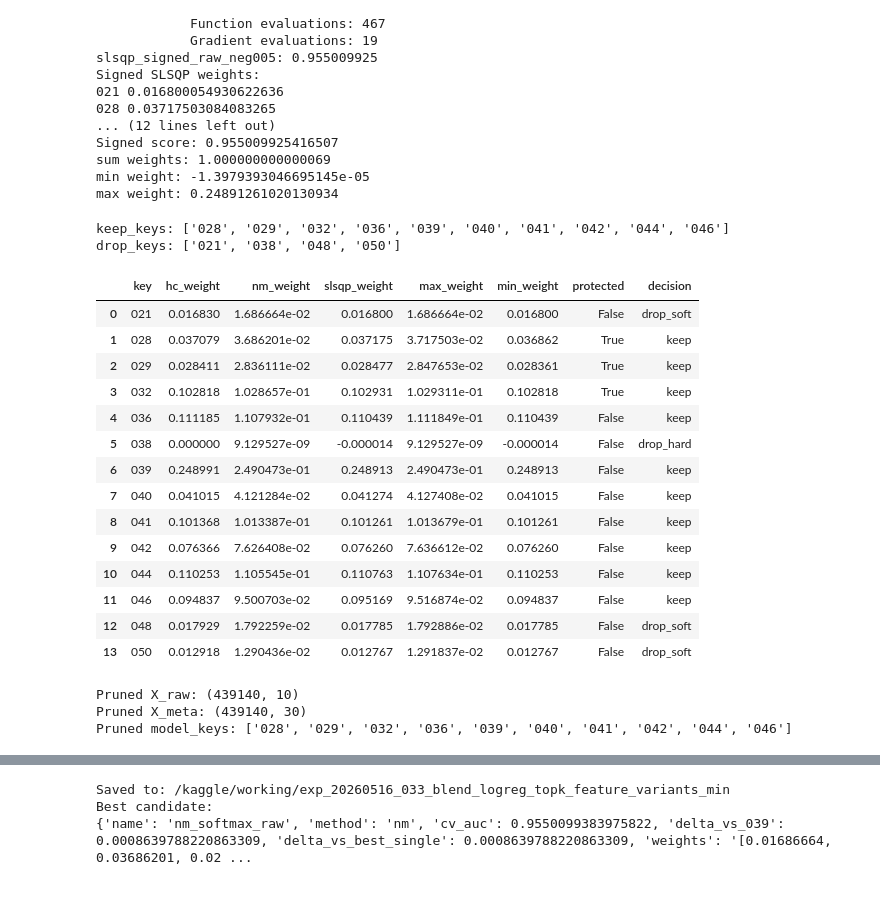
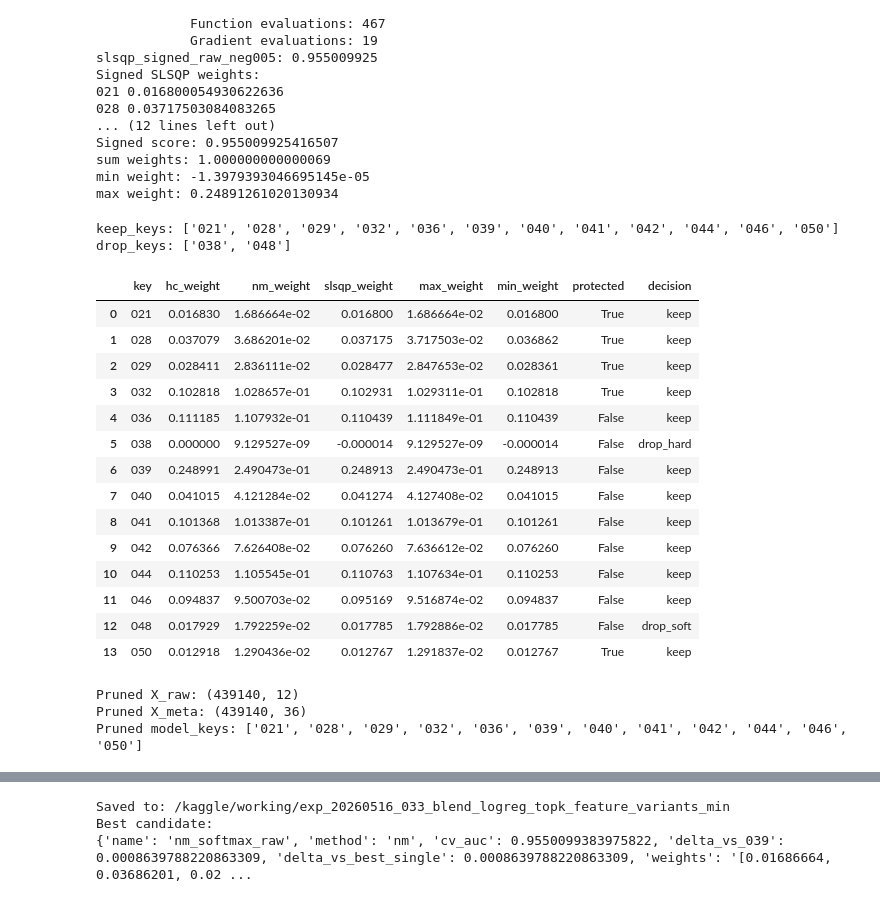
Before and after one commit to MizushimaToshihiko/Kaggle, a Jupyter notebook: ps-s6e5-Predicting-F1-Pit-Stops/experiments/exp_20260524_050_xgb_shared001v2_features_optuna_refit_min/ps-s6e5-033-blend-logreg-topk-feature-variants-min-Add050drop016017.ipynb, the cells around one changed output, grey strips where cells are left out. Drawn from its saved outputs; the diff is of its cells as text; code cells hidden in the pictures.

Commit message:
Kaggle Notebook | PS S6E5 033 Blend LogReg TopK Feature Variants Min | Add050,drop016,017

```diff
--- a/ps-s6e5-Predicting-F1-Pit-Stops/experiments/exp_20260524_050_xgb_shared001v2_features_optuna_refit_min/ps-s6e5-033-blend-logreg-topk-feature-variants-min-Add050drop016017.ipynb
+++ b/ps-s6e5-Predicting-F1-Pit-Stops/experiments/exp_20260524_050_xgb_shared001v2_features_optuna_refit_min/ps-s6e5-033-blend-logreg-topk-feature-variants-min-Add050drop016017.ipynb
@@ -971,7 +971,7 @@ PRUNE_HARD_THRESHOLD = 0.005
 PRUNE_SOFT_THRESHOLD = 0.020
 KEEP_PROTECTED_KEYS = {
                     # CatBoost branch　"014", "015",
-    "050"           # XGB branch; 017 is historically useful for LogReg "016", "017",
+    "050",          # XGB branch; 017 is historically useful for LogReg "016", "017",
     "021",          # TabM branch
     "034",          # LGB branch
     "028",          # structurally different NN branch
@@ -997,36 +997,36 @@ def build_pruned_model_keys(model_keys, hc_w, nm_w, signed_w):
             "hc_weight": float(wh),
             "nm_weight": float(wn),
             "slsqp_weight": float(ws),
             "max_weight": max_w,
             "min_weight": min_w,
             "protected": k in KEEP_PROTECTED_KEYS,
             "decision": decision,
         })
 
     prune_df = pd.DataFrame(rows)
     keep_keys = prune_df.loc[prune_df["decision"] == "keep", "key"].tolist()
     drop_keys = prune_df.loc[prune_df["decision"] != "keep", "key"].tolist()
 
     return keep_keys, drop_keys, prune_df
 
 
 keep_keys, drop_keys, prune_df = build_pruned_model_keys(
     model_keys=model_keys,
     hc_w=hc_w,
     nm_w=nm_w,
     signed_w=signed_w,
 )
 
 print("keep_keys:", keep_keys)
 print("drop_keys:", drop_keys)
 display(prune_df)
 
 prune_df.to_csv(CFG.OUTDIR / "prune_decision_after_hc_nm_slsqp.csv", index=False)
 # %% [output]
-keep_keys: ['028', '029', '032', '036', '039', '040', '041', '042', '044', '046']
-drop_keys: ['021', '038', '048', '050']
+keep_keys: ['021', '028', '029', '032', '036', '039', '040', '041', '042', '044', '046', '050']
+drop_keys: ['038', '048']
 |  | key | hc_weight | nm_weight | slsqp_weight | max_weight | min_weight | protected | decision |
-| 0 | 021 | 0.016830 | 1.686664e-02 | 0.016800 | 1.686664e-02 | 0.016800 | False | drop_soft |
+| 0 | 021 | 0.016830 | 1.686664e-02 | 0.016800 | 1.686664e-02 | 0.016800 | True | keep |
 | 1 | 028 | 0.037079 | 3.686201e-02 | 0.037175 | 3.717503e-02 | 0.036862 | True | keep |
 | 2 | 029 | 0.028411 | 2.836111e-02 | 0.028477 | 2.847653e-02 | 0.028361 | True | keep |
 | 3 | 032 | 0.102818 | 1.028657e-01 | 0.102931 | 1.029311e-01 | 0.102818 | True | keep |
@@ -1039,7 +1039,7 @@ drop_keys: ['021', '038', '048', '050']
 | 10 | 044 | 0.110253 | 1.105545e-01 | 0.110763 | 1.107634e-01 | 0.110253 | False | keep |
 | 11 | 046 | 0.094837 | 9.500703e-02 | 0.095169 | 9.516874e-02 | 0.094837 | False | keep |
 | 12 | 048 | 0.017929 | 1.792259e-02 | 0.017785 | 1.792886e-02 | 0.017785 | False | drop_soft |
-| 13 | 050 | 0.012918 | 1.290436e-02 | 0.012767 | 1.291837e-02 | 0.012767 | False | drop_soft |
+| 13 | 050 | 0.012918 | 1.290436e-02 | 0.012767 | 1.291837e-02 | 0.012767 | True | keep |
 # %%
 # ============================================================
 # Rebuild matrices for pruned Ridge / LogReg
@@ -1068,9 +1068,9 @@ print("Pruned X_raw:", X_raw_pruned.shape)
 print("Pruned X_meta:", X_meta.shape)
 print("Pruned model_keys:", model_keys)
 # %% [output]
-Pruned X_raw: (439140, 10)
-Pruned X_meta: (439140, 30)
-Pruned model_keys: ['028', '029', '032', '036', '039', '040', '041', '042', '044', '046']
+Pruned X_raw: (439140, 12)
+Pruned X_meta: (439140, 36)
+Pruned model_keys: ['021', '028', '029', '032', '036', '039', '040', '041', '042', '044', '046', '050']
 # %%
 # ============================================================
 # Ridge / ElasticNet / LogisticRegression meta CV
```
Also changed, not shown: parts of 3 cells of this notebook.
